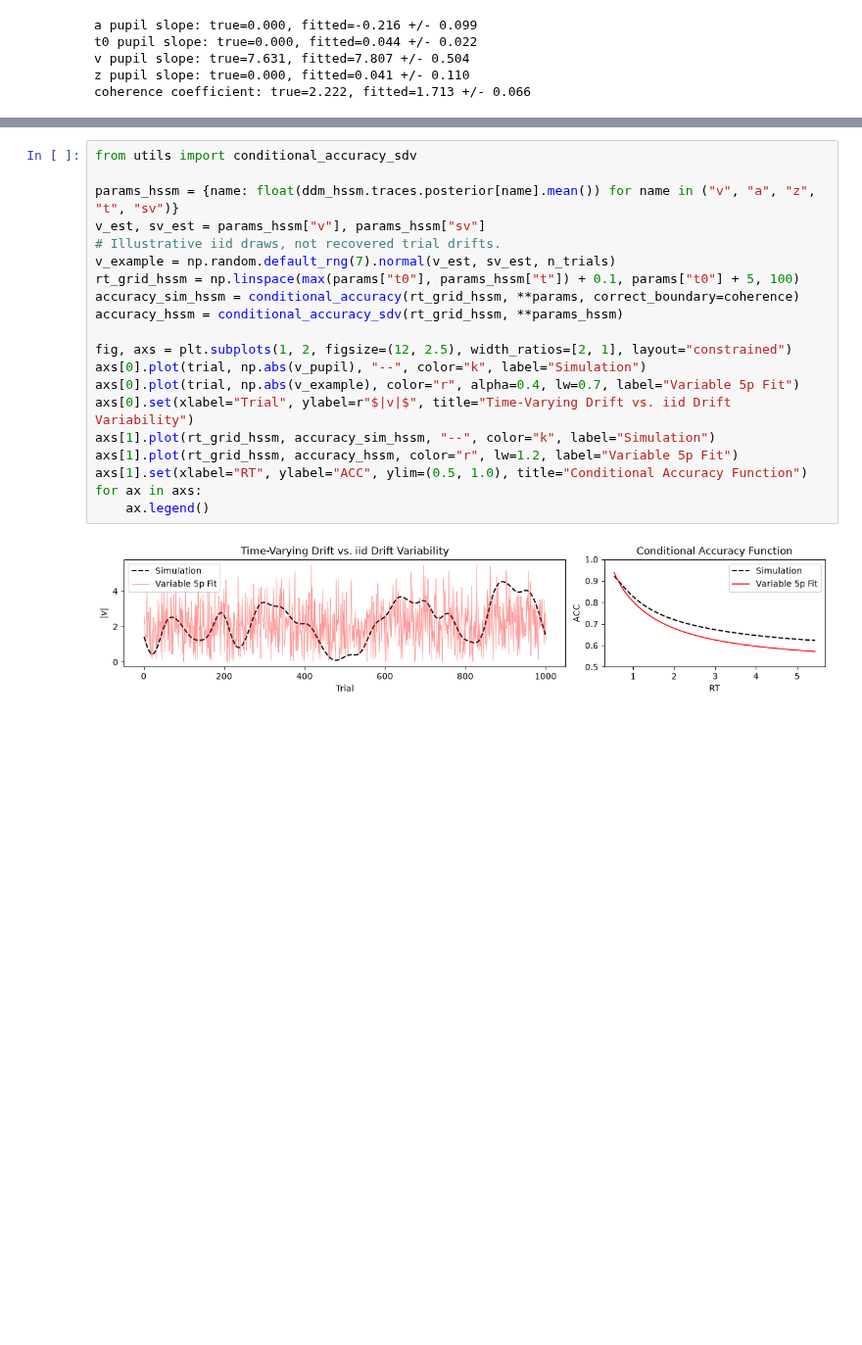
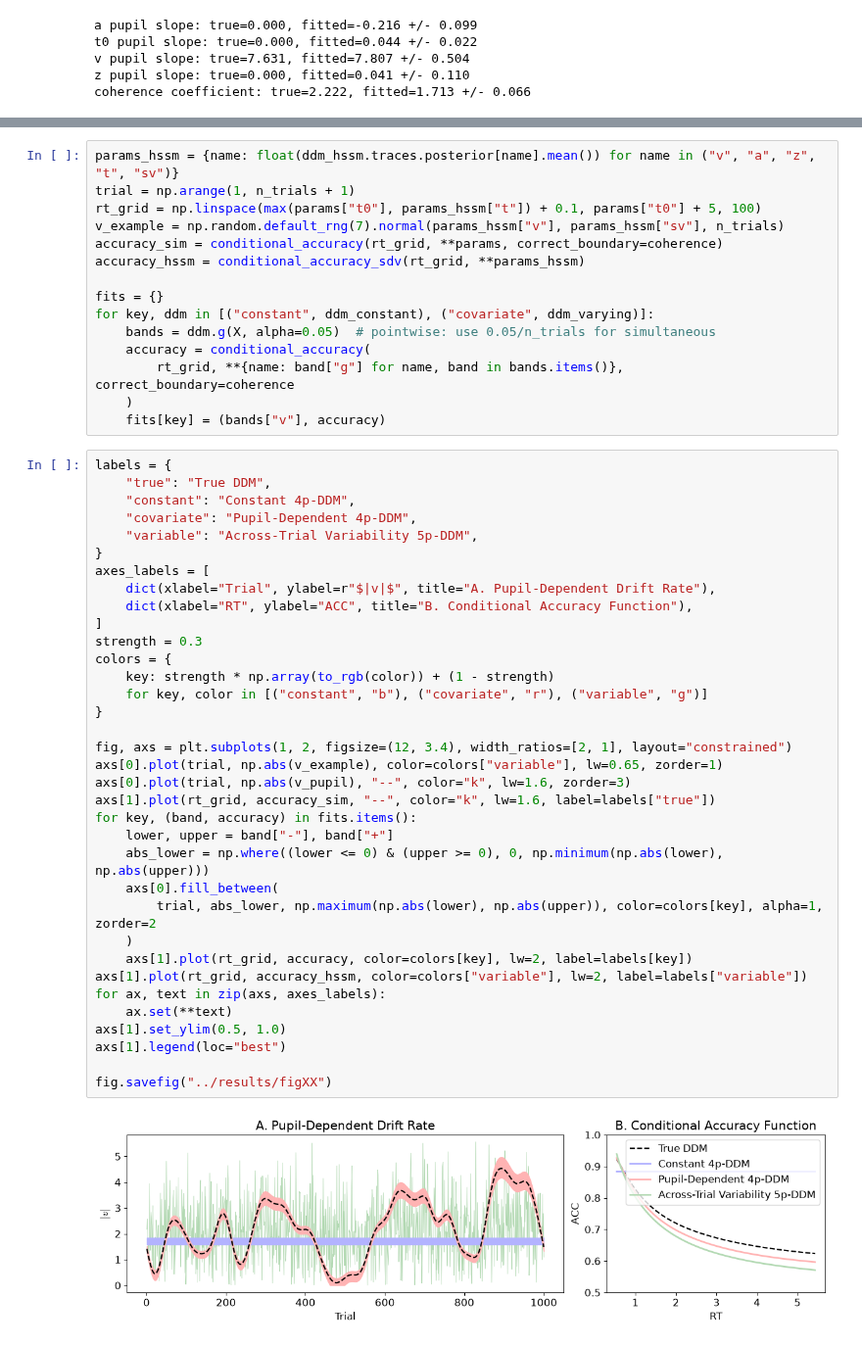
Before and after one commit to griegner/drift-diffusion, a Jupyter notebook: revisions/01-pupil-example.ipynb, the cells around one changed output, grey strips where cells are left out. Shown at 98% size. Drawn from its saved outputs; the diff is of its cells as text; blank space fills up the shorter version.

Commit message:
combine panels across methods

```diff
--- a/revisions/01-pupil-example.ipynb
+++ b/revisions/01-pupil-example.ipynb
@@ -111,25 +84,55 @@ pytensor.config.cxx = ""
 ddm_hssm = hssm.HSSM(data=pd.DataFrame({"rt": rts, "response": choices * coherence}), model="ddm_sdv", p_outlier=1e-12)
 ddm_hssm.sample()
 clear_output()
+# %%
+params_hssm = {name: float(ddm_hssm.traces.posterior[name].mean()) for name in ("v", "a", "z", "t", "sv")}
+trial = np.arange(1, n_trials + 1)
+rt_grid = np.linspace(max(params["t0"], params_hssm["t"]) + 0.1, params["t0"] + 5, 100)
+v_example = np.random.default_rng(7).normal(params_hssm["v"], params_hssm["sv"], n_trials)
+accuracy_sim = conditional_accuracy(rt_grid, **params, correct_boundary=coherence)
+accuracy_hssm = conditional_accuracy_sdv(rt_grid, **params_hssm)
+
+fits = {}
+for key, ddm in [("constant", ddm_constant), ("covariate", ddm_varying)]:
+    bands = ddm.g(X, alpha=0.05)  # pointwise: use 0.05/n_trials for simultaneous
+    accuracy = conditional_accuracy(
+        rt_grid, **{name: band["g"] for name, band in bands.items()}, correct_boundary=coherence
+    )
+    fits[key] = (bands["v"], accuracy)
 # %%
-from utils import conditional_accuracy_sdv
+labels = {
+    "true": "True DDM",
+    "constant": "Constant 4p-DDM",
+    "covariate": "Pupil-Dependent 4p-DDM",
+    "variable": "Across-Trial Variability 5p-DDM",
+}
+axes_labels = [
+    dict(xlabel="Trial", ylabel=r"$|v|$", title="A. Pupil-Dependent Drift Rate"),
+    dict(xlabel="RT", ylabel="ACC", title="B. Conditional Accuracy Function"),
+]
+strength = 0.3
+colors = {
+    key: strength * np.array(to_rgb(color)) + (1 - strength)
+    for key, color in [("constant", "b"), ("covariate", "r"), ("variable", "g")]
+}
 
-params_hssm = {name: float(ddm_hssm.traces.posterior[name].mean()) for name in ("v", "a", "z", "t", "sv")}
-v_est, sv_est = params_hssm["v"], params_hssm["sv"]
-# Illustrative iid draws, not recovered trial drifts.
-v_example = np.random.default_rng(7).normal(v_est, sv_est, n_trials)
-rt_grid_hssm = np.linspace(max(params["t0"], params_hssm["t"]) + 0.1, params["t0"] + 5, 100)
-accuracy_sim_hssm = conditional_accuracy(rt_grid_hssm, **params, correct_boundary=coherence)
-accuracy_hssm = conditional_accuracy_sdv(rt_grid_hssm, **params_hssm)
+fig, axs = plt.subplots(1, 2, figsize=(12, 3.4), width_ratios=[2, 1], layout="constrained")
+axs[0].plot(trial, np.abs(v_example), color=colors["variable"], lw=0.65, zorder=1)
+axs[0].plot(trial, np.abs(v_pupil), "--", color="k", lw=1.6, zorder=3)
+axs[1].plot(rt_grid, accuracy_sim, "--", color="k", lw=1.6, label=labels["true"])
+for key, (band, accuracy) in fits.items():
+    lower, upper = band["-"], band["+"]
+    abs_lower = np.where((lower <= 0) & (upper >= 0), 0, np.minimum(np.abs(lower), np.abs(upper)))
+    axs[0].fill_between(
+        trial, abs_lower, np.maximum(np.abs(lower), np.abs(upper)), color=colors[key], alpha=1, zorder=2
+    )
+    axs[1].plot(rt_grid, accuracy, color=colors[key], lw=2, label=labels[key])
+axs[1].plot(rt_grid, accuracy_hssm, color=colors["variable"], lw=2, label=labels["variable"])
+for ax, text in zip(axs, axes_labels):
+    ax.set(**text)
+axs[1].set_ylim(0.5, 1.0)
+axs[1].legend(loc="best")
 
-fig, axs = plt.subplots(1, 2, figsize=(12, 2.5), width_ratios=[2, 1], layout="constrained")
-axs[0].plot(trial, np.abs(v_pupil), "--", color="k", label="Simulation")
-axs[0].plot(trial, np.abs(v_example), color="r", alpha=0.4, lw=0.7, label="Variable 5p Fit")
-axs[0].set(xlabel="Trial", ylabel=r"$|v|$", title="Time-Varying Drift vs. iid Drift Variability")
-axs[1].plot(rt_grid_hssm, accuracy_sim_hssm, "--", color="k", label="Simulation")
-axs[1].plot(rt_grid_hssm, accuracy_hssm, color="r", lw=1.2, label="Variable 5p Fit")
-axs[1].set(xlabel="RT", ylabel="ACC", ylim=(0.5, 1.0), title="Conditional Accuracy Function")
-for ax in axs:
-    ax.legend()
+fig.savefig("../results/figXX")
 # %% [output]
-[figure, old version]
+[figure, new version]
```
Also changed, not shown: parts of 4 cells of this notebook.
